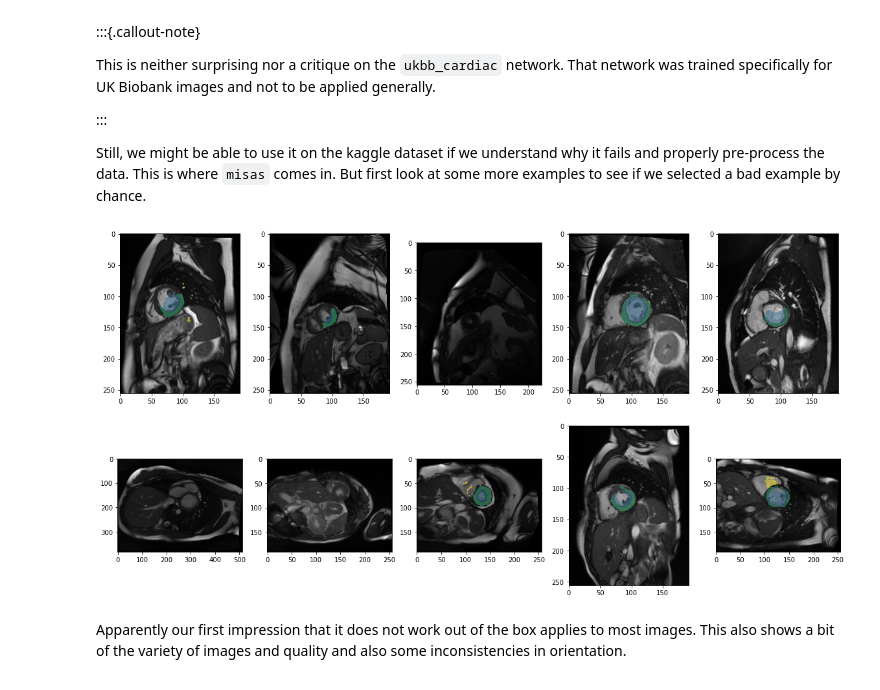
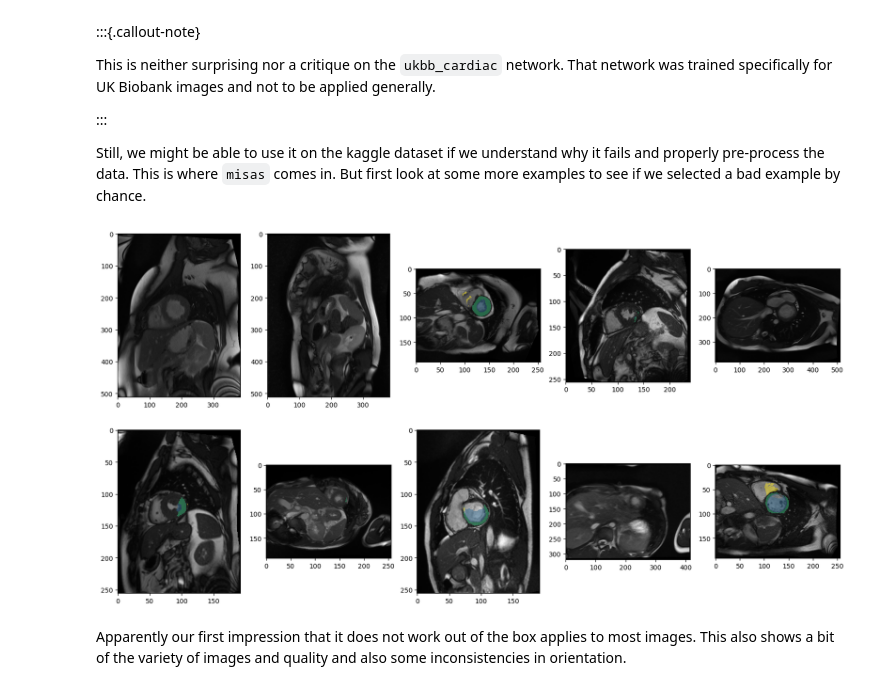
Before and after one commit to robertgvds/DL-Cardiac-Segmentation-Research, a Jupyter notebook: notebooks/case_study-model-suitability.ipynb, the cells around one changed output. Saved outputs shown, nothing was run; the diff lists cells and outputs as text; code cells hidden in the pictures.

Commit message:
Kaggle Notebook | dlcs-case_study-model-suitability | Version 1

```diff
--- a/notebooks/case_study-model-suitability.ipynb
+++ b/notebooks/case_study-model-suitability.ipynb
@@ -26,3 +52,3 @@ from misas.tensorflow_model import ukbb_model, crop_pad_pil
 # %%
-model = ukbb_model('example/kaggle/FCN_sa')
+model = ukbb_model('/kaggle/working/misas/example/kaggle/FCN_sa')
 # %% [output]
@@ -89,15 +118,15 @@ Still, we might be able to use it on the kaggle dataset if we understand why it
 # %%
 from glob import glob
 # %%
-dcm_files = glob("example/kaggle/sample_images/*.dcm")
+dcm_files = glob("/kaggle/working/misas/example/kaggle/sample_images/*.dcm")
 fig, axs = plt.subplots(2,5, figsize=(20,10))
 for i, ax in enumerate(axs.flatten()):
     tmp = model.prepareSize(prepareImage(dcm_files[i]))
     ax.imshow(tmp)
     #model.predict(tmp)[0].show(ax=ax, cmap=default_cmap)
     ax.imshow(model.predict(tmp), cmap=default_cmap, vmax=3, alpha=.5, interpolation="nearest")
 # %% [output]
-[figure, old version]
+[figure, new version]
 # %% [markdown]
 Apparently our first impression that it does not work out of the box applies to most images. This also shows a bit of the variety of images and quality and also some inconsistencies in orientation.
 # %% [markdown]
```
Also changed, not shown: parts of 19 cells of this notebook.
